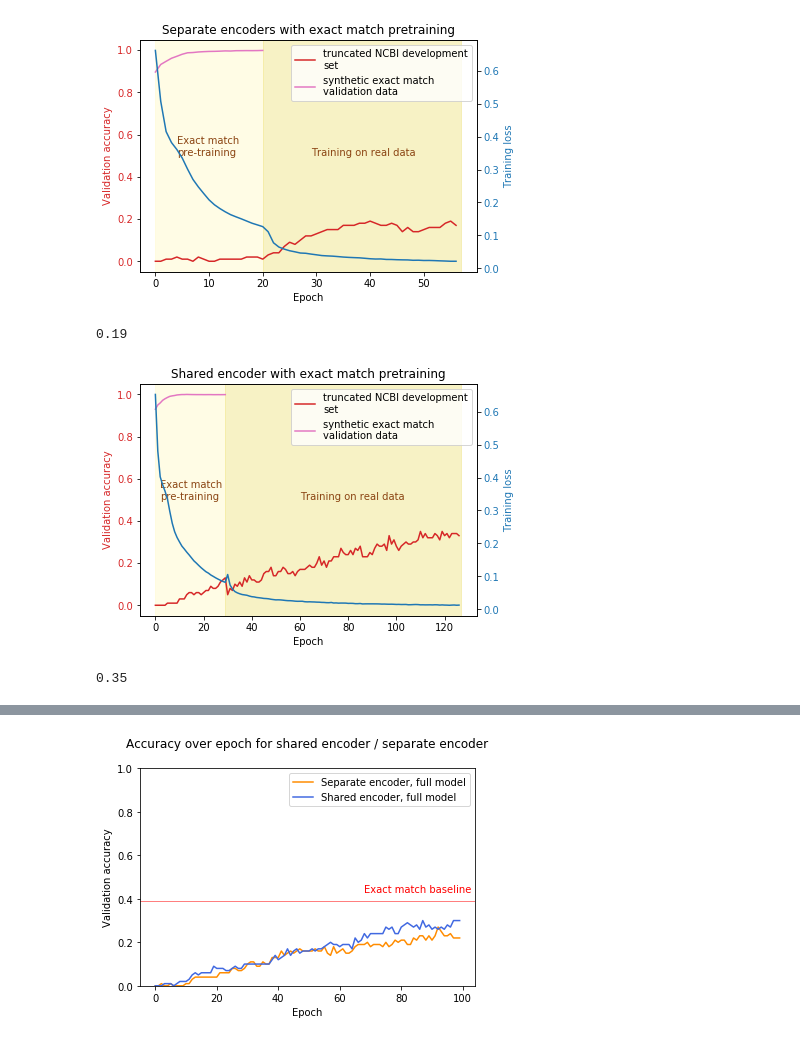
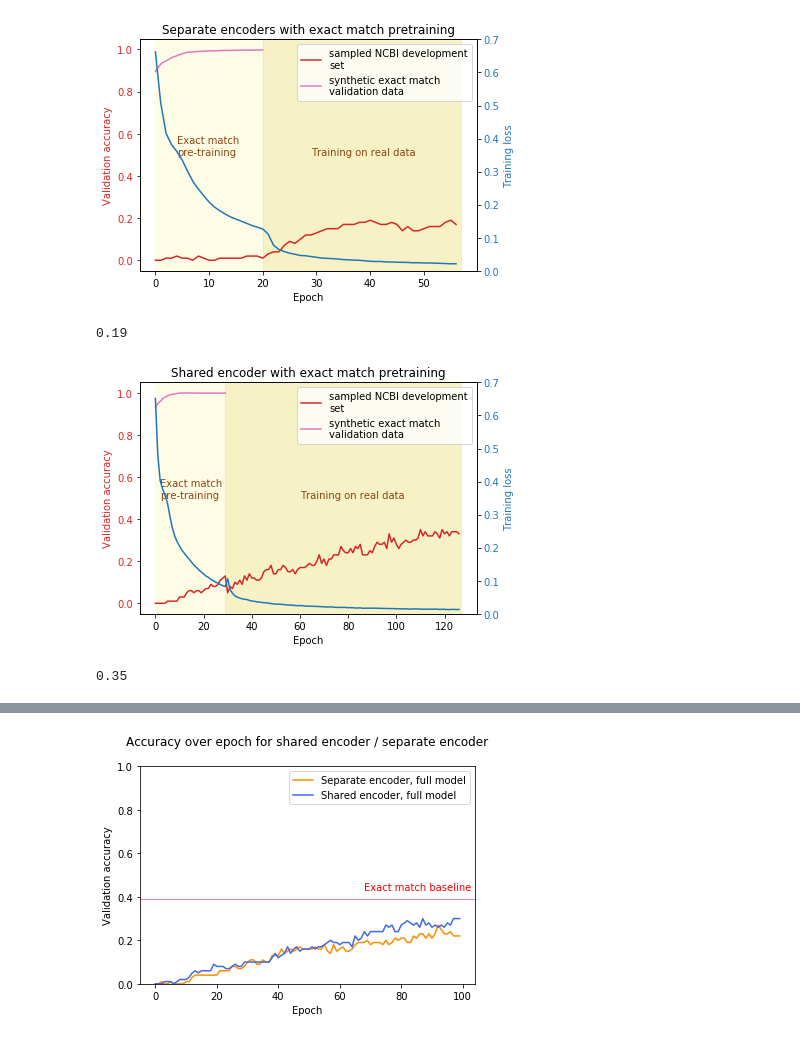
Before and after one commit to fshdnc/disease_normalization, a Jupyter notebook: src/expt_pretraining.ipynb, the cells around one changed output, grey strips where cells are left out. Cells and saved outputs as stored; diff of their text form; code cells hidden in the pictures.

```diff
--- a/src/expt_pretraining.ipynb
+++ b/src/expt_pretraining.ipynb
@@ -103,7 +105,7 @@ ax1.set_xlabel('Epoch')
 ax1.set_ylabel('Validation accuracy', color=color)
 #ax1.plot([*range(len(acc_exact_sep_full_syn))],acc_exact_sep_full_dev[:len(acc_exact_sep_full_syn)], color='tab:pink')
 #ax1.plot([*range(len(acc_exact_sep_full_syn),len(acc_exact_sep_full_dev))],acc_exact_sep_full_dev[len(acc_exact_sep_full_syn):], color='tab:red')
-ax1.plot(acc_exact_sep_full_dev, color='tab:red',label='truncated NCBI development\nset')
+ax1.plot(acc_exact_sep_full_dev, color='tab:red',label='sampled NCBI development\nset')
 ax1.plot(acc_exact_sep_full_syn, color='tab:pink',label='synthetic exact match\nvalidation data')
 ax1.tick_params(axis='y', labelcolor=color)
 plt.legend(loc='upper right')
@@ -114,6 +116,7 @@ plt.text(4,0.5,'Exact match\npre-training',color='saddlebrown')
 plt.text(29,0.5,'Training on real data',color='saddlebrown')
 
 ax2 = ax1.twinx()  # instantiate a second axes that shares the same x-axis
+ax2.set_ylim(0,0.7)
 
 color = 'tab:blue'
 ax2.set_ylabel('Training loss', color=color)  # we already handled the x-label with ax1
@@ -127,36 +130,37 @@ plt.show()
 print('\n{0}\n'.format(max(acc_exact_sep_full_dev)))
 
 # 20190423-085500, exact match, architectue:shared encoder, full, continue training lr=0.00005, truncated dev set
 fig, ax1 = plt.subplots()
 
 color = 'tab:red'
 ax1.set_xlabel('Epoch')
 ax1.set_ylabel('Validation accuracy', color=color)
-ax1.plot(acc_exact_shared_full_dev, color='tab:red',label='truncated NCBI development\nset')
+ax1.plot(acc_exact_shared_full_dev, color='tab:red',label='sampled NCBI development\nset')
 ax1.plot(acc_exact_shared_full_syn, color='tab:pink',label='synthetic exact match\nvalidation data')
 ax1.tick_params(axis='y', labelcolor=color)
 plt.legend(loc='upper right')
 plt.axvspan(0, len(acc_exact_shared_full_syn)-1, color='lemonchiffon', alpha=0.5)
 plt.axvspan(len(acc_exact_shared_full_syn)-1,len(acc_exact_shared_full_dev), color='khaki', alpha=0.5)
 plt.text(2,0.5,'Exact match\npre-training',color='saddlebrown')
 plt.text(60,0.5,'Training on real data',color='saddlebrown')
 
 ax2 = ax1.twinx()  # instantiate a second axes that shares the same x-axis
+ax2.set_ylim(0,0.7)
 
 color = 'tab:blue'
 ax2.set_ylabel('Training loss', color=color)  # we already handled the x-label with ax1
 ax2.plot(trloss_exact_shared_full, color=color)
 ax2.tick_params(axis='y', labelcolor=color)
 
 fig.tight_layout()  # otherwise the right y-label is slightly clipped
 ax1.set_title('Shared encoder with exact match pretraining')
 plt.show()
 
 print('\n{0}\n'.format(max(acc_exact_shared_full_dev)))
 # %% [output]
-[figure, old version]
+[figure, new version]
 0.19
-[figure, old version]
+[figure, new version]
 0.35
 # %%
 # 20190422-203433, synonym pairs, architectue:separate encoder, full, continue training lr=0.00005, truncated dev set
```
Also changed, not shown: parts of 5 cells of this notebook, 4 other files.
